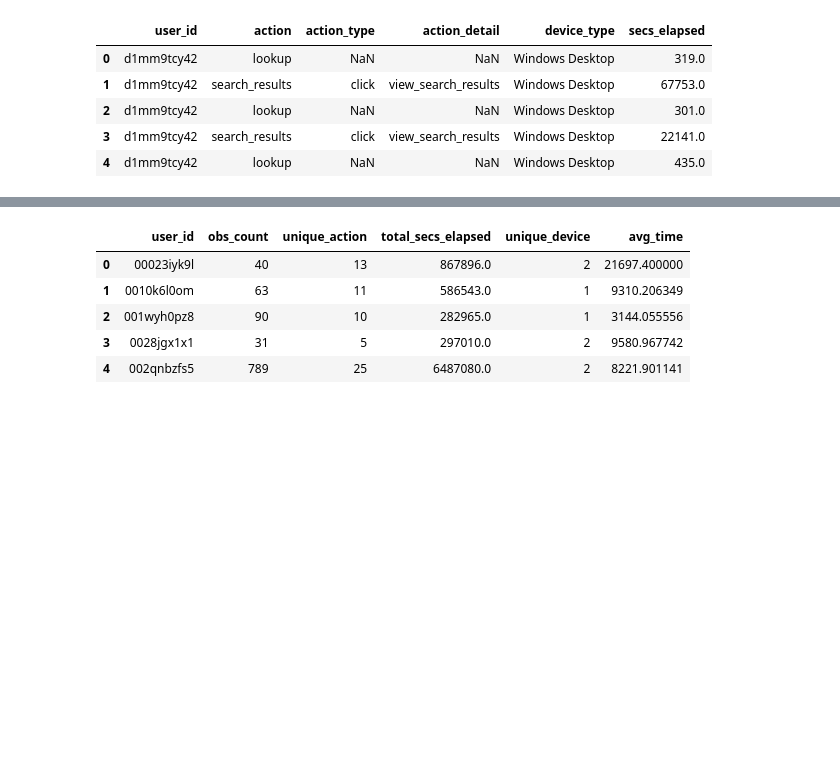
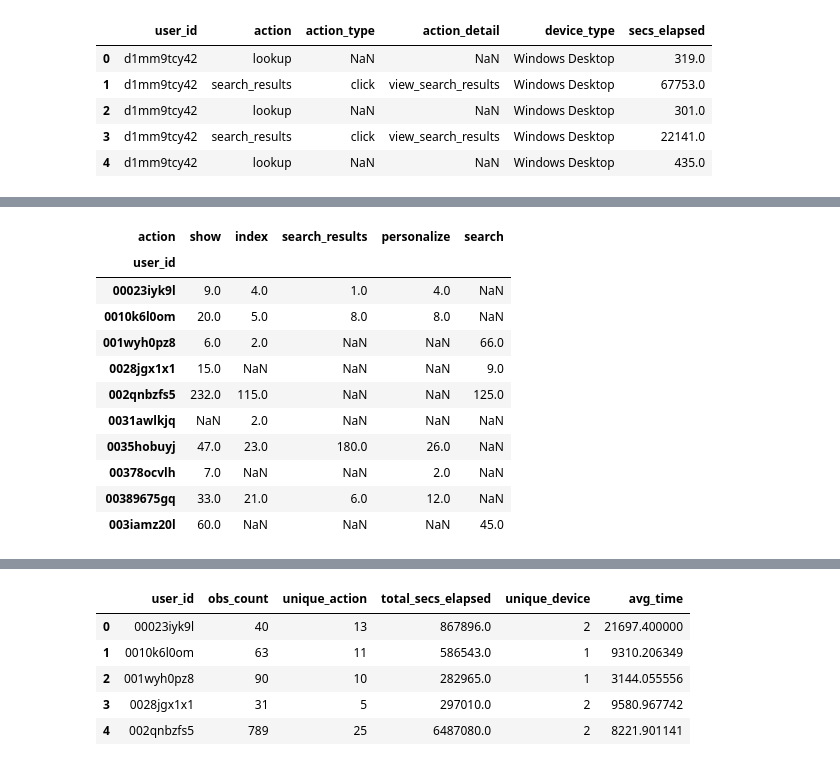
Before and after one commit to bkennedy04/msia420_airbnb_prediction, a Jupyter notebook: src/Airbnb 2.26.18 - Data Cleansing & Feature Creation.ipynb, the cells around one changed output, grey strips where cells are left out. Saved outputs shown, nothing was run; the diff lists cells and outputs as text; code cells hidden in the pictures; blank space fills up the shorter version.

```diff
--- a/src/Airbnb 2.26.18 - Data Cleansing & Feature Creation.ipynb
+++ b/src/Airbnb 2.26.18 - Data Cleansing & Feature Creation.ipynb
@@ -390,0 +417,16 @@ session.head()
+# %%
+action_count = pd.pivot_table(session,values = 'secs_elapsed',index = ['user_id'],columns = ['action'],aggfunc = 'count')
+action_count[['show','index','search_results','personalize','search']].head(10)
+# %% [output]
+| action | show | index | search_results | personalize | search |
+| user_id |  |  |  |  |  |
+| 00023iyk9l | 9.0 | 4.0 | 1.0 | 4.0 | NaN |
+| 0010k6l0om | 20.0 | 5.0 | 8.0 | 8.0 | NaN |
+| 001wyh0pz8 | 6.0 | 2.0 | NaN | NaN | 66.0 |
+| 0028jgx1x1 | 15.0 | NaN | NaN | NaN | 9.0 |
+| 002qnbzfs5 | 232.0 | 115.0 | NaN | NaN | 125.0 |
+| 0031awlkjq | NaN | 2.0 | NaN | NaN | NaN |
+| 0035hobuyj | 47.0 | 23.0 | 180.0 | 26.0 | NaN |
+| 00378ocvlh | 7.0 | NaN | NaN | 2.0 | NaN |
+| 00389675gq | 33.0 | 21.0 | 6.0 | 12.0 | NaN |
+| 003iamz20l | 60.0 | NaN | NaN | NaN | 45.0 |
```
Also changed, not shown: parts of 6 cells of this notebook, 1 other file.
